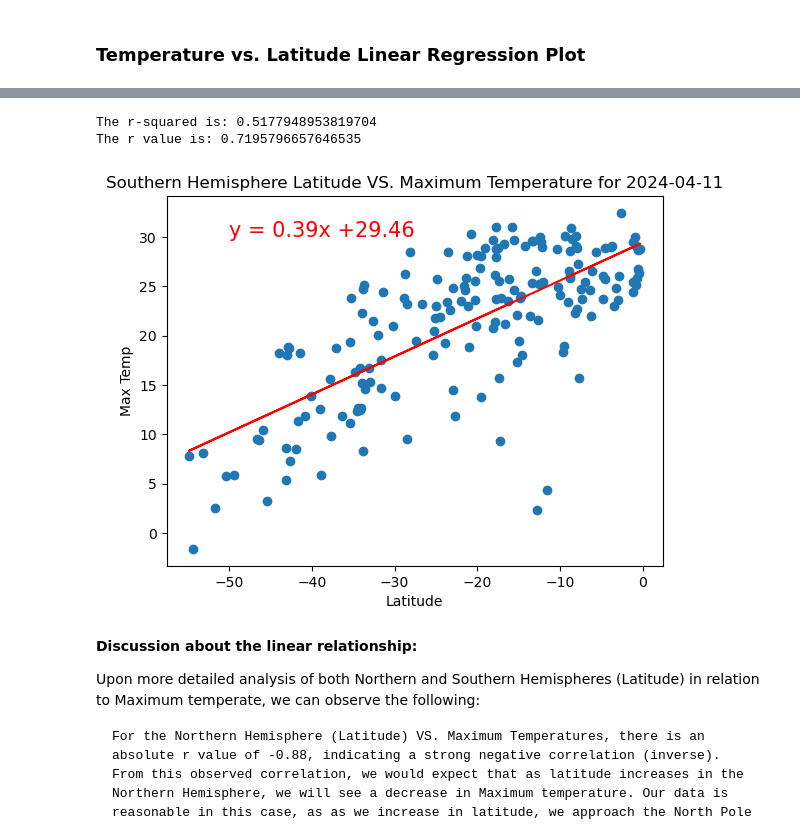
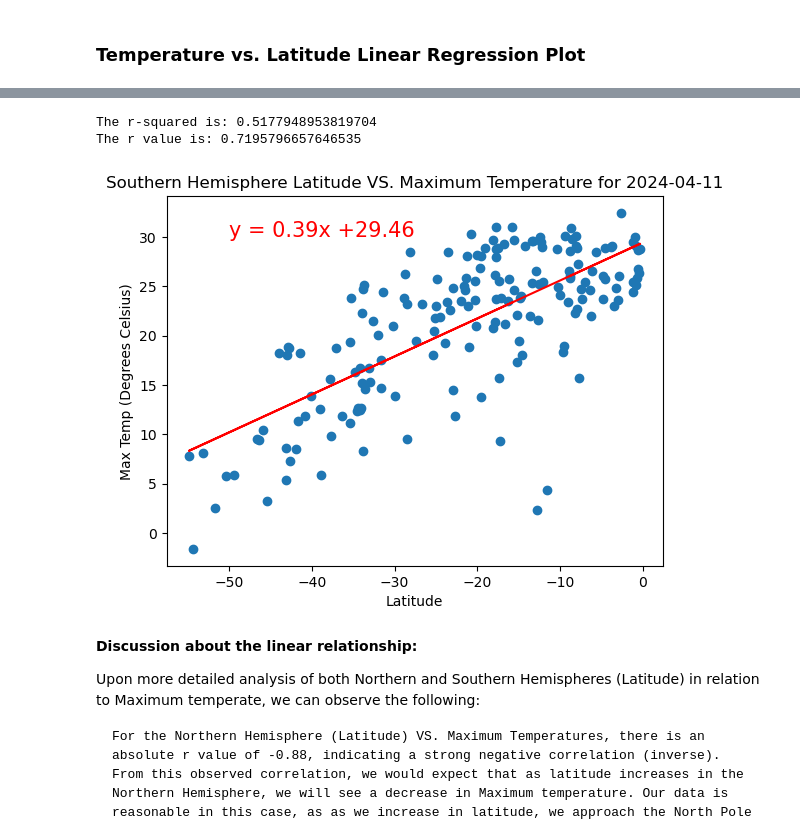
Before and after one commit to Y1U9M9A4I/python-api-challenge, a Jupyter notebook: WeatherPy/WeatherPy_Analysis.ipynb, the cells around one changed output, grey strips where cells are left out. Saved outputs shown, nothing was run; the diff lists cells and outputs as text; code cells hidden in the pictures.

```diff
--- a/WeatherPy/WeatherPy_Analysis.ipynb
+++ b/WeatherPy/WeatherPy_Analysis.ipynb
@@ -390,24 +390,24 @@ NameError: name 'northern_hemi_df' is not defined
 # %%
 # Linear regression on Southern Hemisphere
 x_values = southern_hemi_df["Lat"]
 y_values = southern_hemi_df["Max Temp"]
 (slope, intercept, rvalue, pvalue, stderr) = linregress(x_values, y_values)
 regress_values = x_values * slope + intercept
 line_eq = "y = " + str(round(slope,2)) + "x +" + str(round(intercept,2))
 plt.scatter(x_values, y_values)
 plt.plot(x_values, regress_values, "r-")
 plt.annotate(line_eq,(-50,30),fontsize=15,color="red")
 plt.title('Southern Hemisphere Latitude VS. Maximum Temperature for 2024-04-11')
 plt.xlabel('Latitude')
-plt.ylabel('Max Temp')
+plt.ylabel('Max Temp (Degrees Celsius)')
 plt.tight_layout
 
 print(f"The r-squared is: {rvalue**2}")
 print(f"The r value is: {rvalue}")
 # %% [output]
 The r-squared is: 0.5177948953819704
 The r value is: 0.7195796657646535
-[figure, old version]
+[figure, new version]
 # %% [markdown]
 **Discussion about the linear relationship:**
 
```
Also changed, not shown: parts of 9 cells of this notebook.
